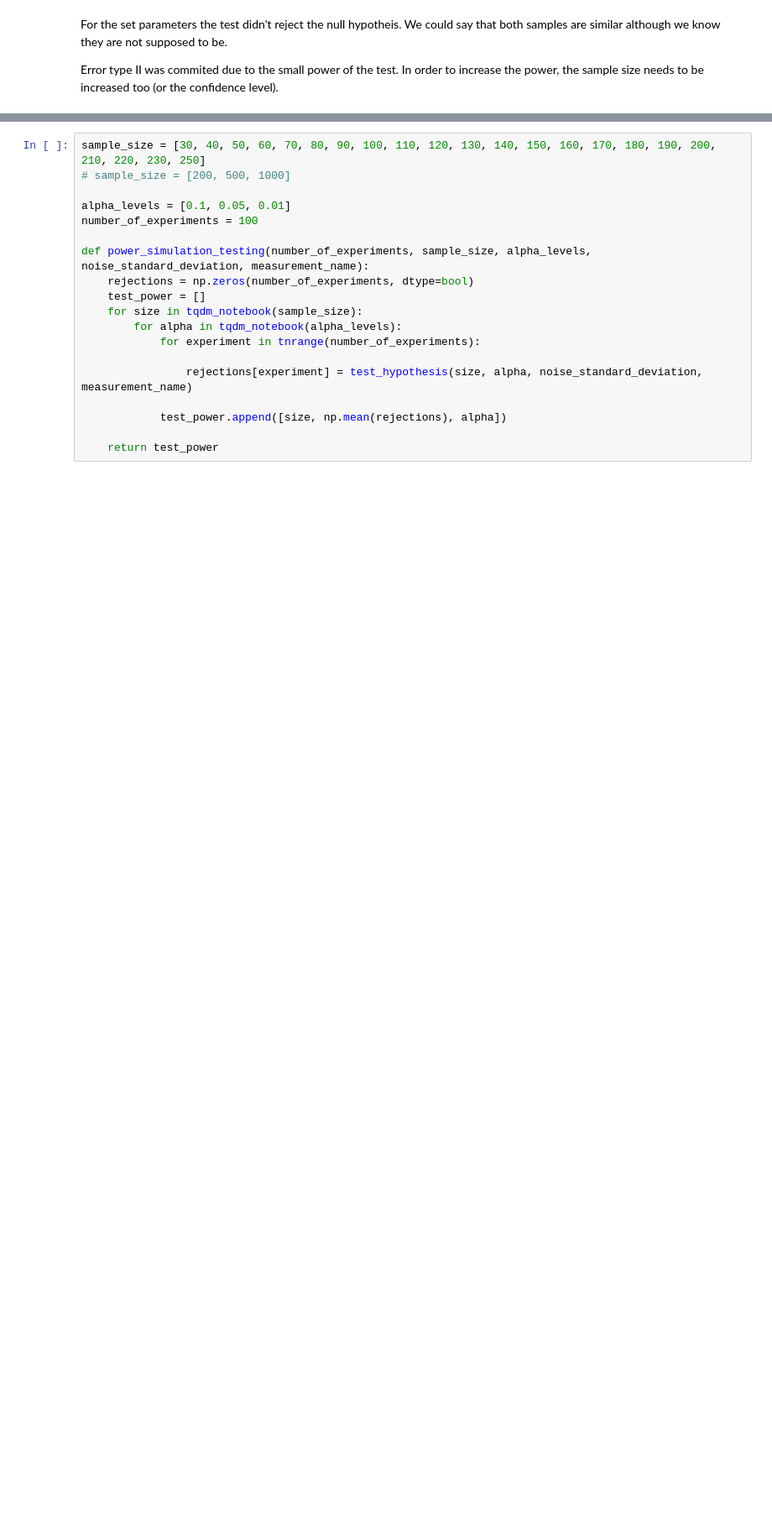
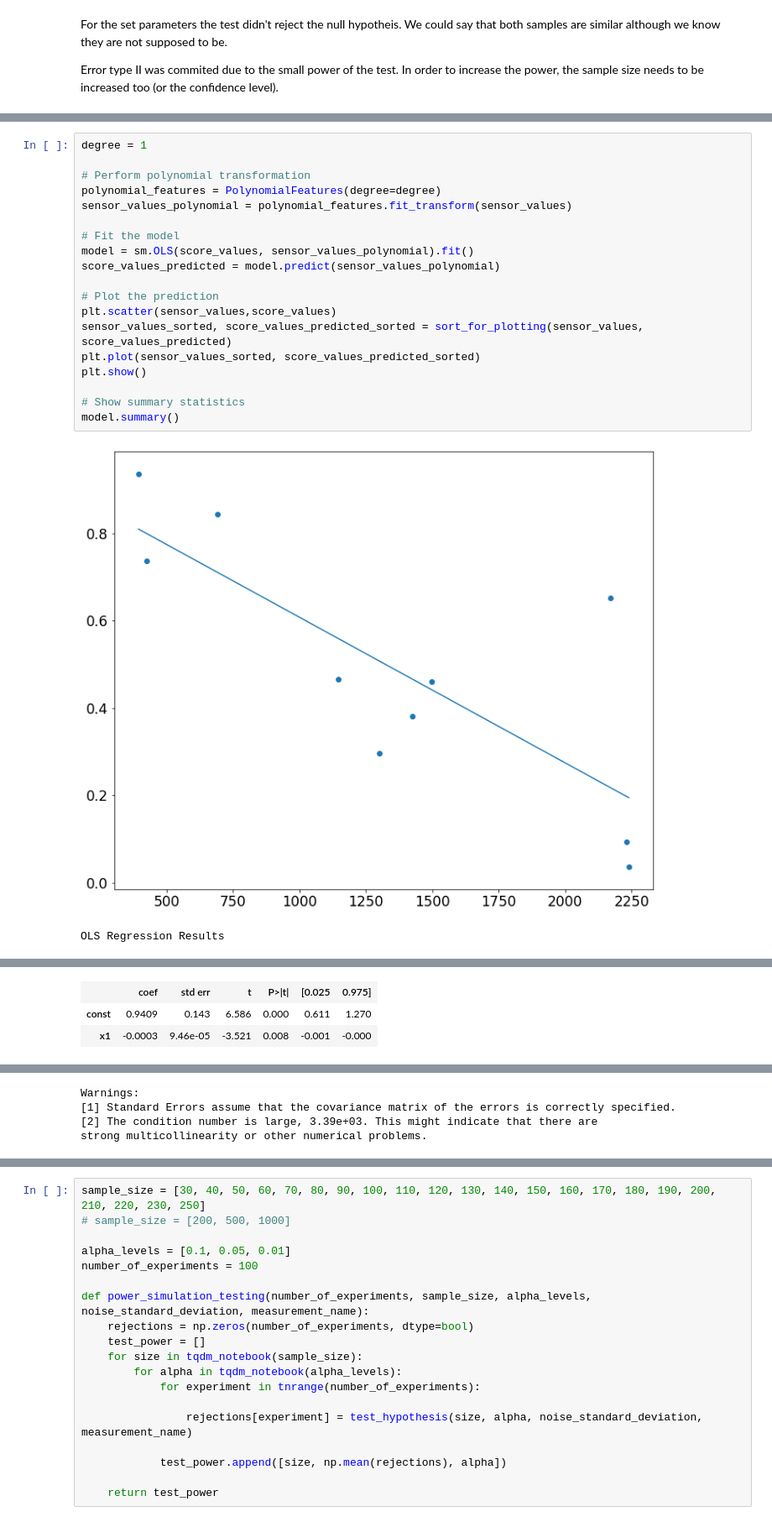
Before and after one commit to mmikos/SmartBuldings, a Jupyter notebook: Power Analysis.ipynb, the cells around one changed output, grey strips where cells are left out. Shown at 84% size. Cells and saved outputs as stored; diff of their text form; blank space fills up the shorter version.

```diff
--- a/Power Analysis.ipynb
+++ b/Power Analysis.ipynb
@@ -120,0 +159,22 @@ Error type II was commited due to the small power of the test. In order to incre
+# %%
+degree = 1
+
+# Perform polynomial transformation
+polynomial_features = PolynomialFeatures(degree=degree)
+sensor_values_polynomial = polynomial_features.fit_transform(sensor_values)
+
+# Fit the model
+model = sm.OLS(score_values, sensor_values_polynomial).fit()
+score_values_predicted = model.predict(sensor_values_polynomial)
+
+# Plot the prediction
+plt.scatter(sensor_values,score_values)
+sensor_values_sorted, score_values_predicted_sorted = sort_for_plotting(sensor_values, score_values_predicted)
+plt.plot(sensor_values_sorted, score_values_predicted_sorted)
+plt.show()
+
+# Show summary statistics
+model.summary()
+# %% [output]
+[figure, added]
+OLS Regression Results
@@ -120,0 +190,3 @@ Error type II was commited due to the small power of the test. In order to incre
+|  | coef | std err | t | P>|t| | [0.025 | 0.975] |
+| const | 0.9409 | 0.143 | 6.586 | 0.000 | 0.611 | 1.270 |
+| x1 | -0.0003 | 9.46e-05 | -3.521 | 0.008 | -0.001 | -0.000 |
@@ -120,0 +197,4 @@ Error type II was commited due to the small power of the test. In order to incre
+Warnings:
+[1] Standard Errors assume that the covariance matrix of the errors is correctly specified.
+[2] The condition number is large, 3.39e+03. This might indicate that there are
+strong multicollinearity or other numerical problems.
```
Also changed, not shown: parts of 17 cells of this notebook, 3 other files.
